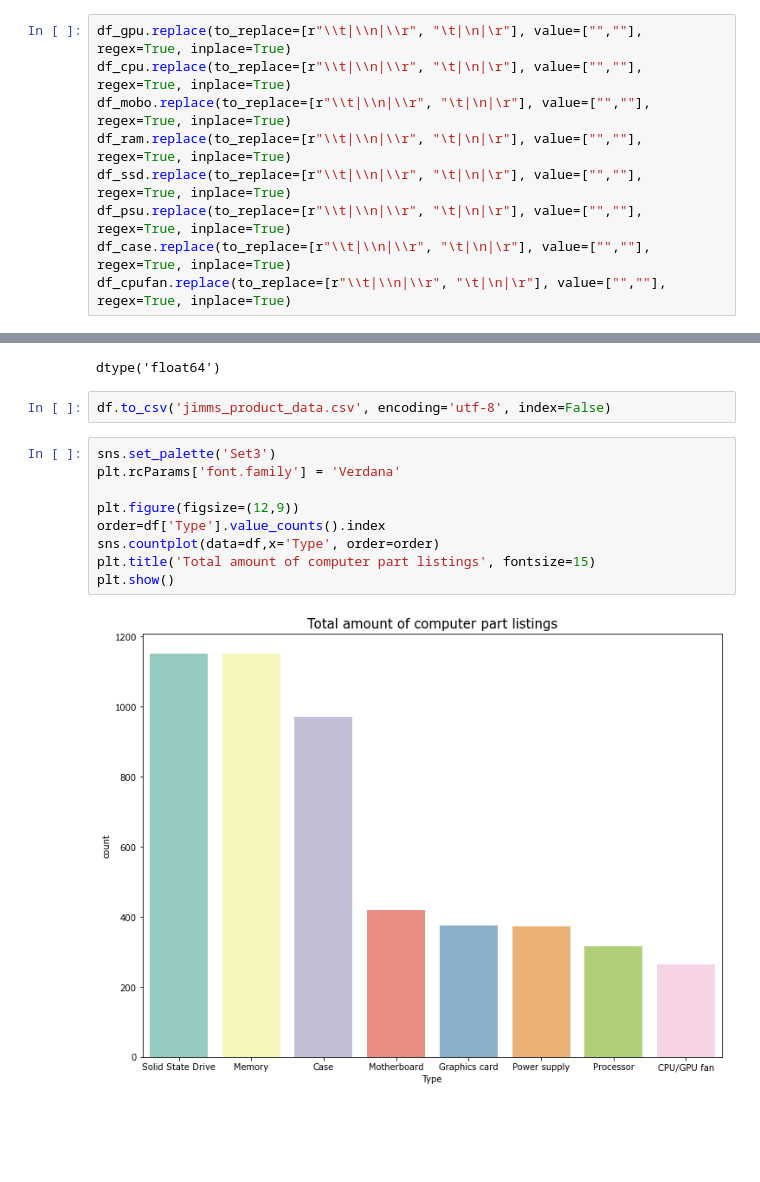
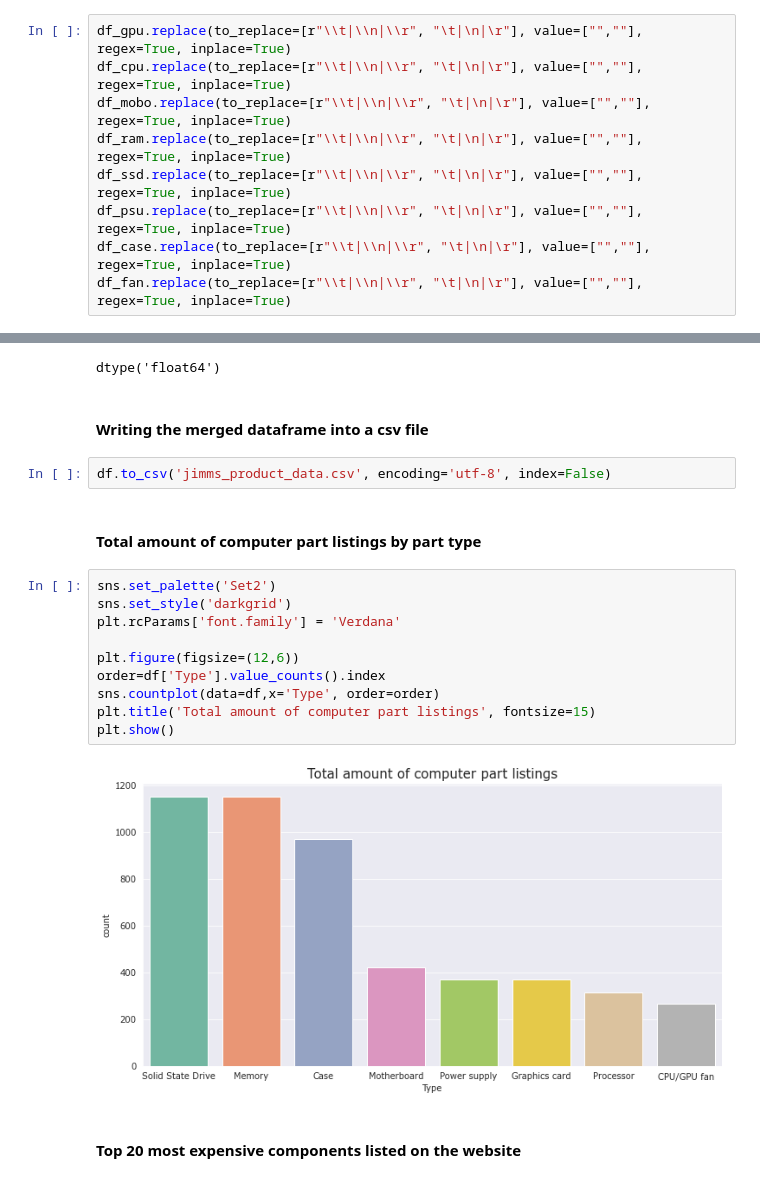
Before and after one commit to peetujuuti/datascience, a Jupyter notebook: jimms_web_scrape/product_data_eda.ipynb, the cells around one changed output, grey strips where cells are left out. Drawn from its saved outputs; the diff is of its cells as text; blank space fills up the shorter version.

```diff
--- a/jimms_web_scrape/product_data_eda.ipynb
+++ b/jimms_web_scrape/product_data_eda.ipynb
@@ -20,4 +26,4 @@ df_ram.replace(to_replace=[r"\\t|\\n|\\r", "\t|\n|\r"], value=["",""], regex=Tru
 df_ssd.replace(to_replace=[r"\\t|\\n|\\r", "\t|\n|\r"], value=["",""], regex=True, inplace=True)
 df_psu.replace(to_replace=[r"\\t|\\n|\\r", "\t|\n|\r"], value=["",""], regex=True, inplace=True)
 df_case.replace(to_replace=[r"\\t|\\n|\\r", "\t|\n|\r"], value=["",""], regex=True, inplace=True)
-df_cpufan.replace(to_replace=[r"\\t|\\n|\\r", "\t|\n|\r"], value=["",""], regex=True, inplace=True)
+df_fan.replace(to_replace=[r"\\t|\\n|\\r", "\t|\n|\r"], value=["",""], regex=True, inplace=True)
@@ -77,19 +89,26 @@ df.Price = pd.to_numeric(df.Price)
 df.Price.dtypes
 # %% [output]
 dtype('float64')
+# %% [markdown]
+#### Writing the merged dataframe into a csv file
 # %%
 df.to_csv('jimms_product_data.csv', encoding='utf-8', index=False)
+# %% [markdown]
+#### Total amount of computer part listings by part type
 # %%
-sns.set_palette('Set3')
+sns.set_palette('Set2')
+sns.set_style('darkgrid')
 plt.rcParams['font.family'] = 'Verdana'
 
-plt.figure(figsize=(12,9))
+plt.figure(figsize=(12,6))
 order=df['Type'].value_counts().index
 sns.countplot(data=df,x='Type', order=order)
 plt.title('Total amount of computer part listings', fontsize=15)
 plt.show()
 # %% [output]
-[figure, old version]
+[figure, new version]
+# %% [markdown]
+#### Top 20 most expensive components listed on the website
 # %%
 df.sort_values(by='Price', ascending=False,).head(20)
 # %% [output]
```
Also changed, not shown: parts of 41 cells of this notebook, 10 other files.
